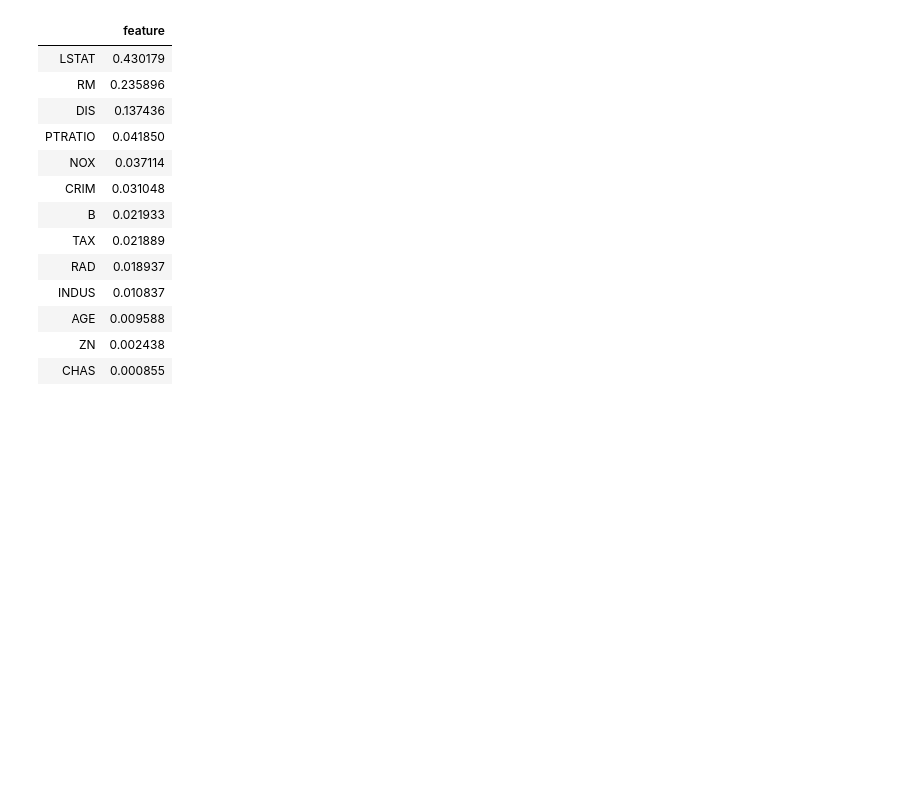
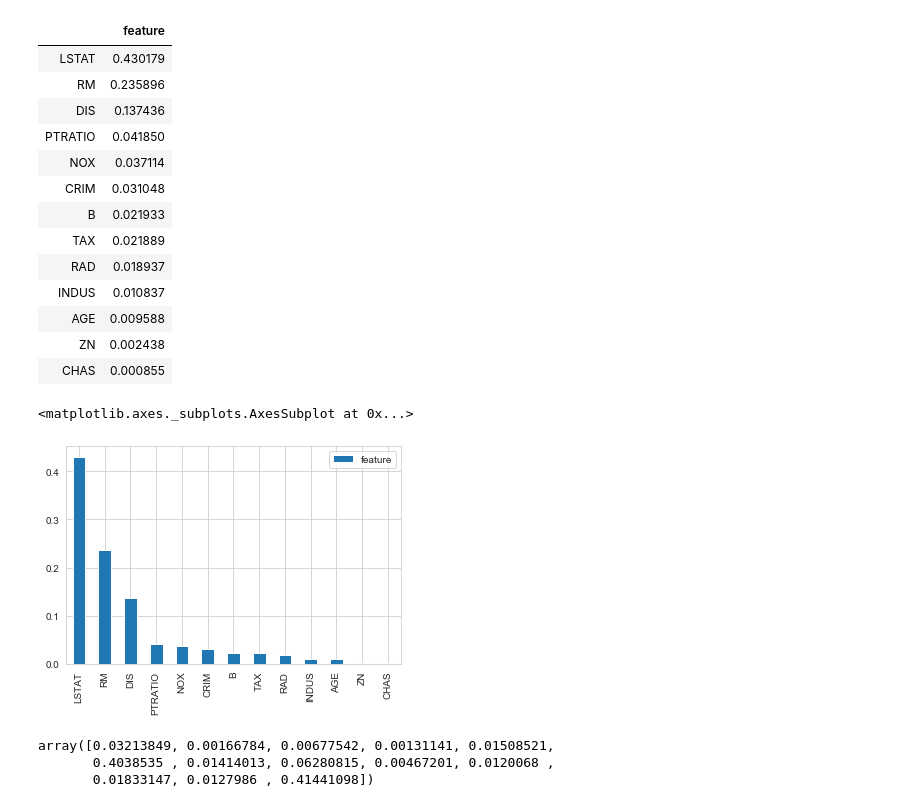
Before and after one commit to ElijahCoding/MachineLearning-Intermediate, a Jupyter notebook: Regression/Nonlinear Relationships/Nonlinear Relationships.ipynb, the cells around one changed output. Cells and saved outputs as stored; diff of their text form; code cells hidden in the pictures; blank space fills up the shorter version.

```diff
--- a/Regression/Nonlinear Relationships/Nonlinear Relationships.ipynb
+++ b/Regression/Nonlinear Relationships/Nonlinear Relationships.ipynb
@@ -188,3 +188,14 @@ result.sort_values(by='feature', ascending=False)
 | AGE | 0.009588 |
 | ZN | 0.002438 |
 | CHAS | 0.000855 |
+# %%
+result.sort_values(by='feature', ascending=False).plot(kind='bar')
+# %% [output]
+<matplotlib.axes._subplots.AxesSubplot at 0x...>
+[figure, added]
+# %%
+forest.feature_importances_
+# %% [output]
+array([0.03213849, 0.00166784, 0.00677542, 0.00131141, 0.01508521,
+       0.4038535 , 0.01414013, 0.06280815, 0.00467201, 0.0120068 ,
+       0.01833147, 0.0127986 , 0.41441098])
```
Also changed, not shown: parts of 1 cell of this notebook.
